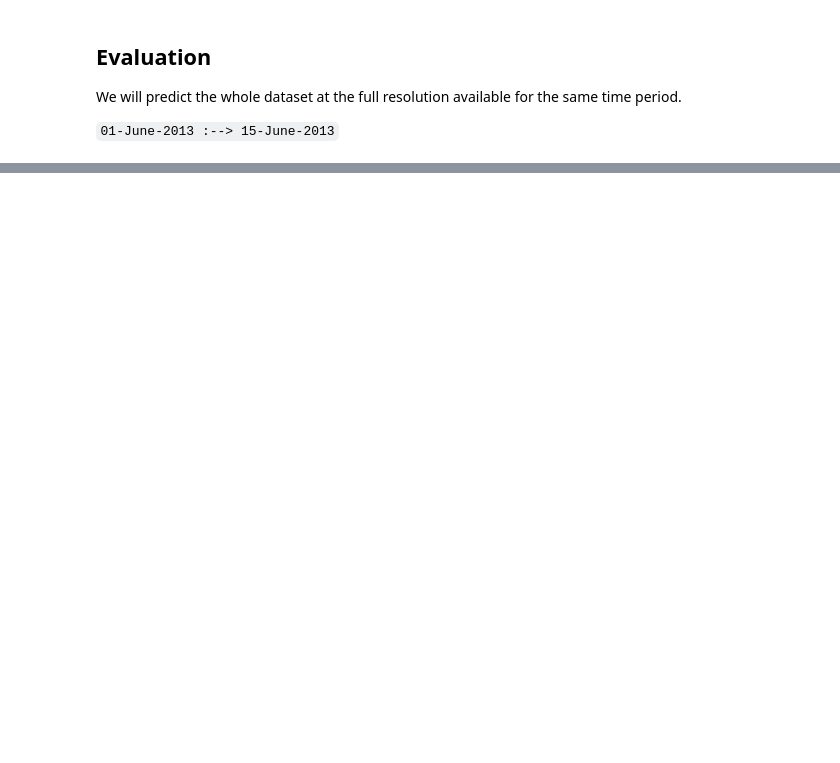
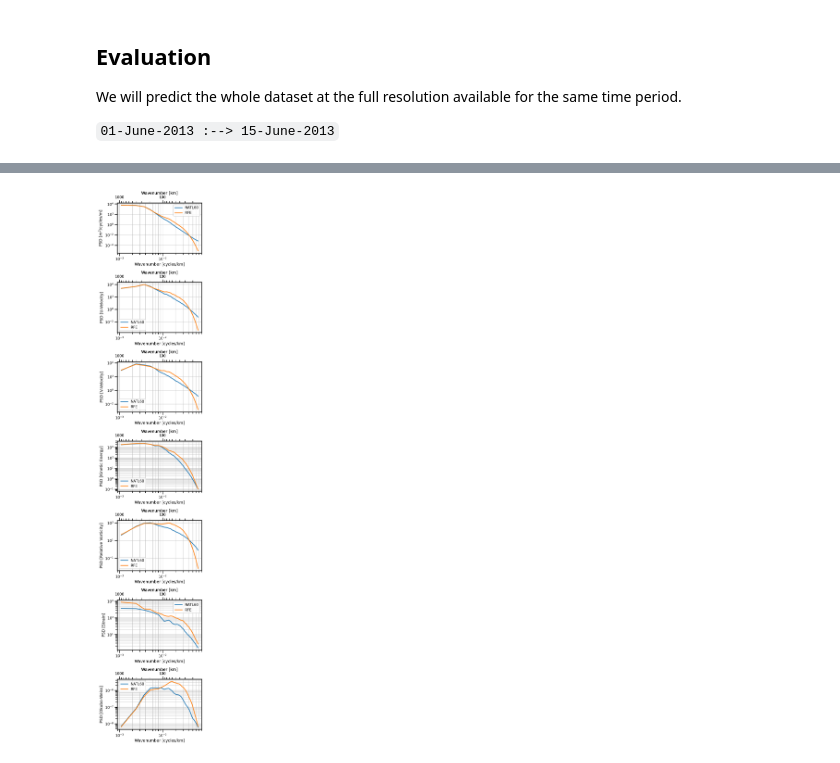
Before and after one commit to jejjohnson/jejeqx, a Jupyter notebook: notebooks/dev/nerfs/1.5.1_sparse_obs_osse_nadir.ipynb, the cells around one changed output, grey strips where cells are left out. Saved outputs shown, nothing was run; the diff lists cells and outputs as text; code cells hidden in the pictures; blank space fills up the shorter version.

```diff
--- a/notebooks/dev/nerfs/1.5.1_sparse_obs_osse_nadir.ipynb
+++ b/notebooks/dev/nerfs/1.5.1_sparse_obs_osse_nadir.ipynb
@@ -875,0 +781,11 @@ plot_analysis(ds_lmodsiren_analysis, time=5)
+# %%
+ds_psd_natl60 = cutils.calculate_isotropic_psd(ds_natl60)
+ds_psd_rff = cutils.calculate_isotropic_psd(ds_rff)
+# %%
+fig, ax = cutils.plot_analysis_psd_iso(
+    [ds_psd_natl60, ds_psd_rff,],
+    ["NATL60","RFE", ]
+)
+plt.show()
+# %% [output]
+[figure, added]
```
Also changed, not shown: parts of 32 cells of this notebook, 9 other files.
